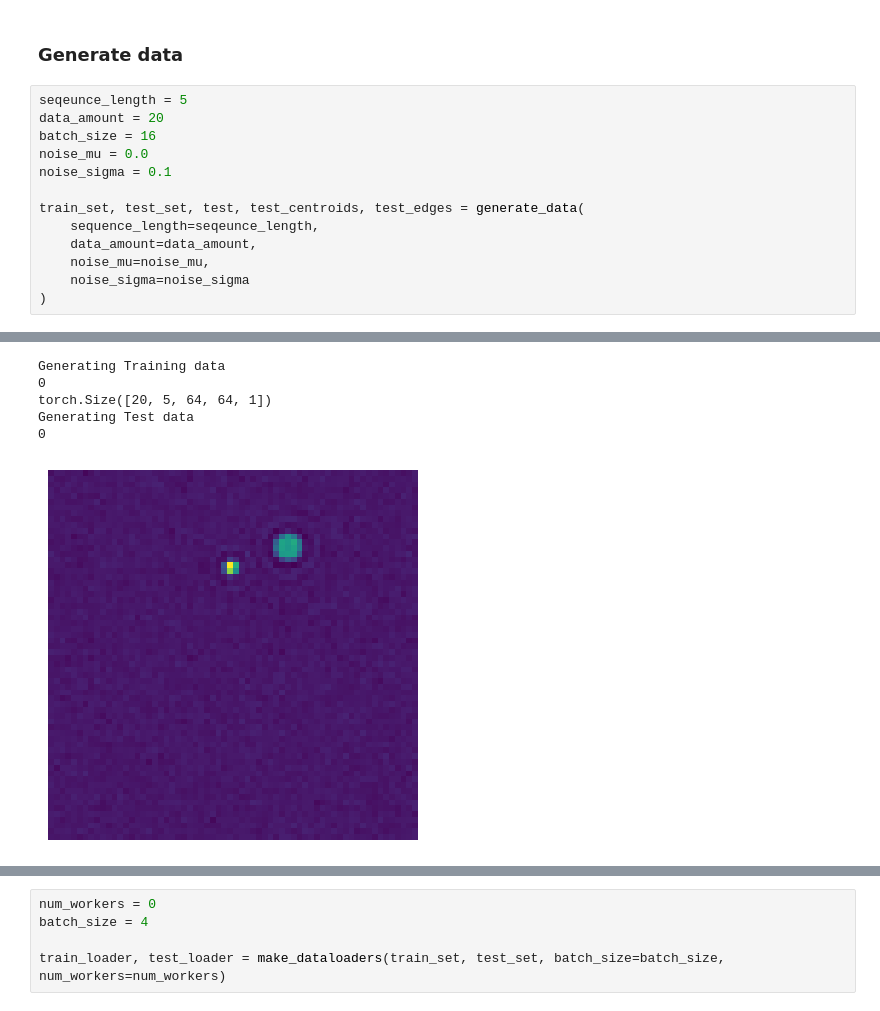
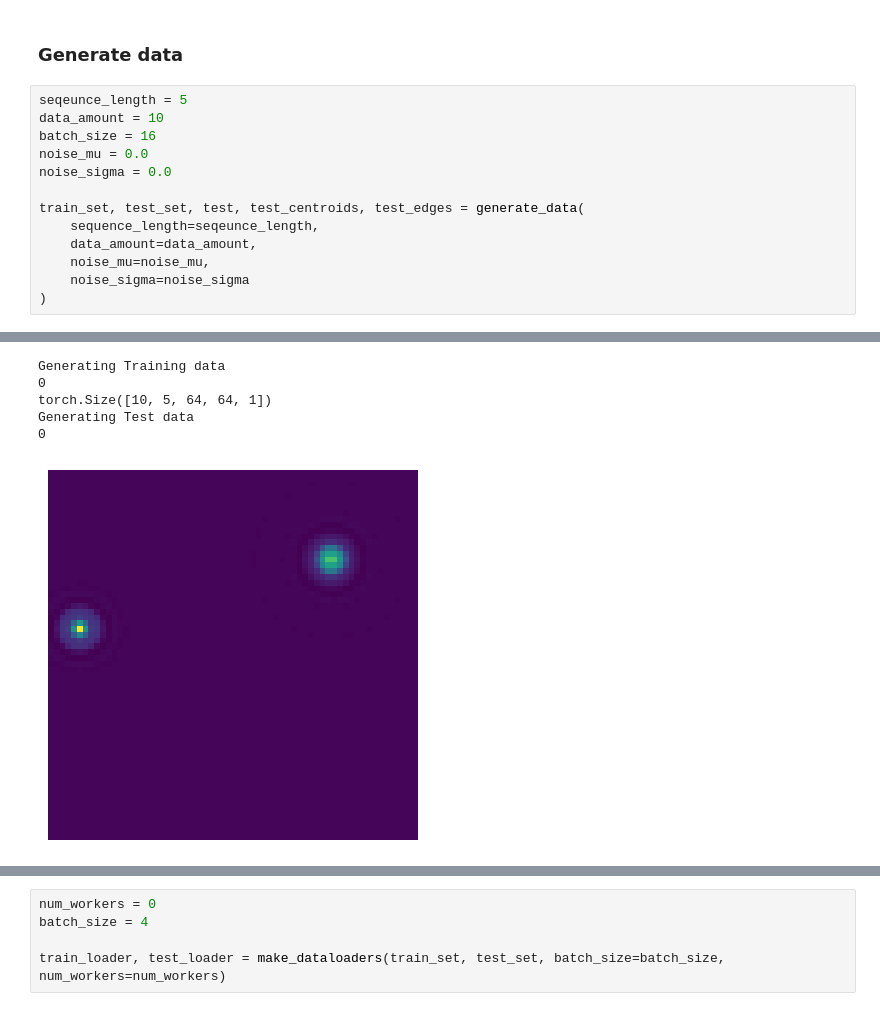
Before and after one commit to GideonJagen/ObjCentricVAE, a Jupyter notebook: test.ipynb, the cells around one changed output, grey strips where cells are left out. Saved outputs shown, nothing was run; the diff lists cells and outputs as text.

```diff
--- a/test.ipynb
+++ b/test.ipynb
@@ -704,25 +701,25 @@ For more information see: https://github.com/tensorflow/addons/issues/2807
 ### Generate data
 # %%
 seqeunce_length = 5
-data_amount = 20
+data_amount = 10
 batch_size = 16
 noise_mu = 0.0
-noise_sigma = 0.1
+noise_sigma = 0.0
 
 train_set, test_set, test, test_centroids, test_edges = generate_data(
     sequence_length=seqeunce_length,
     data_amount=data_amount,
     noise_mu=noise_mu,
     noise_sigma=noise_sigma
 )
 # %% [output]
 [interactive output not drawn]
 Generating Training data
 0
-torch.Size([20, 5, 64, 64, 1])
+torch.Size([10, 5, 64, 64, 1])
 Generating Test data
 0
-[figure, old version]
+[figure, new version]
 # %%
 print(train_set[0].min())
 # %% [output]
```
Also changed, not shown: parts of 17 cells of this notebook, 3 other files.
